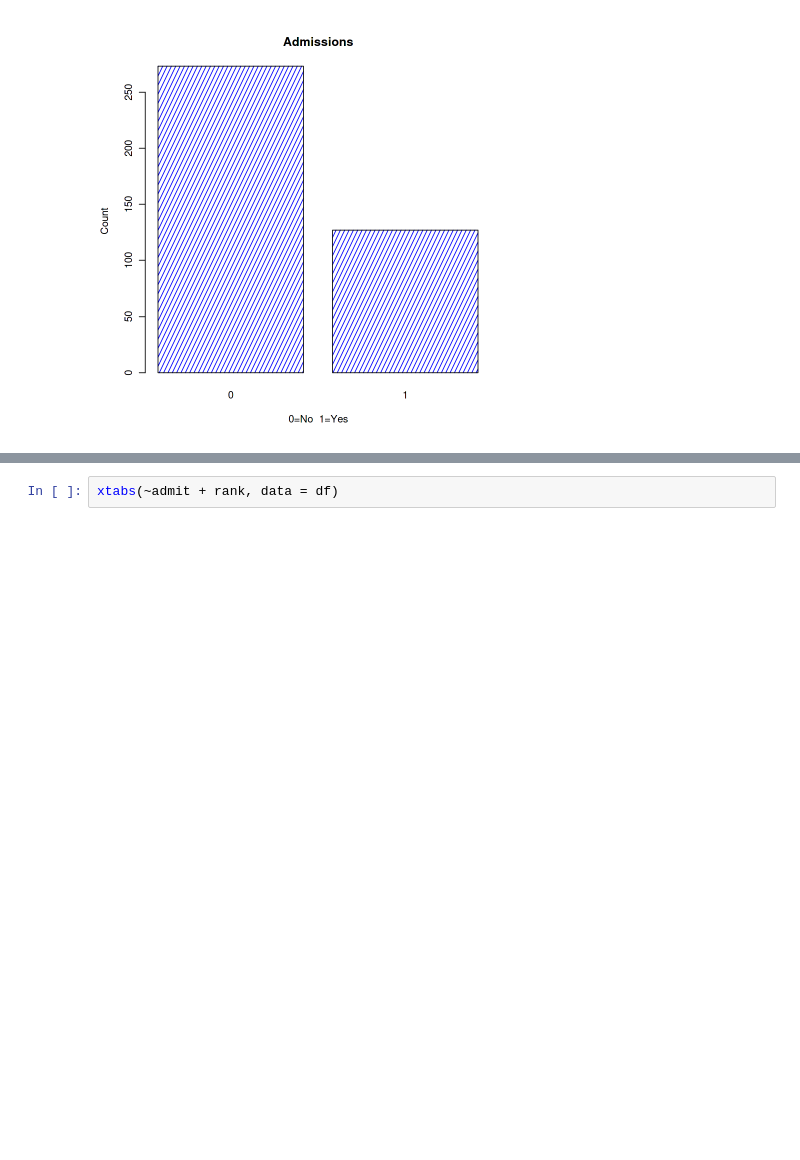
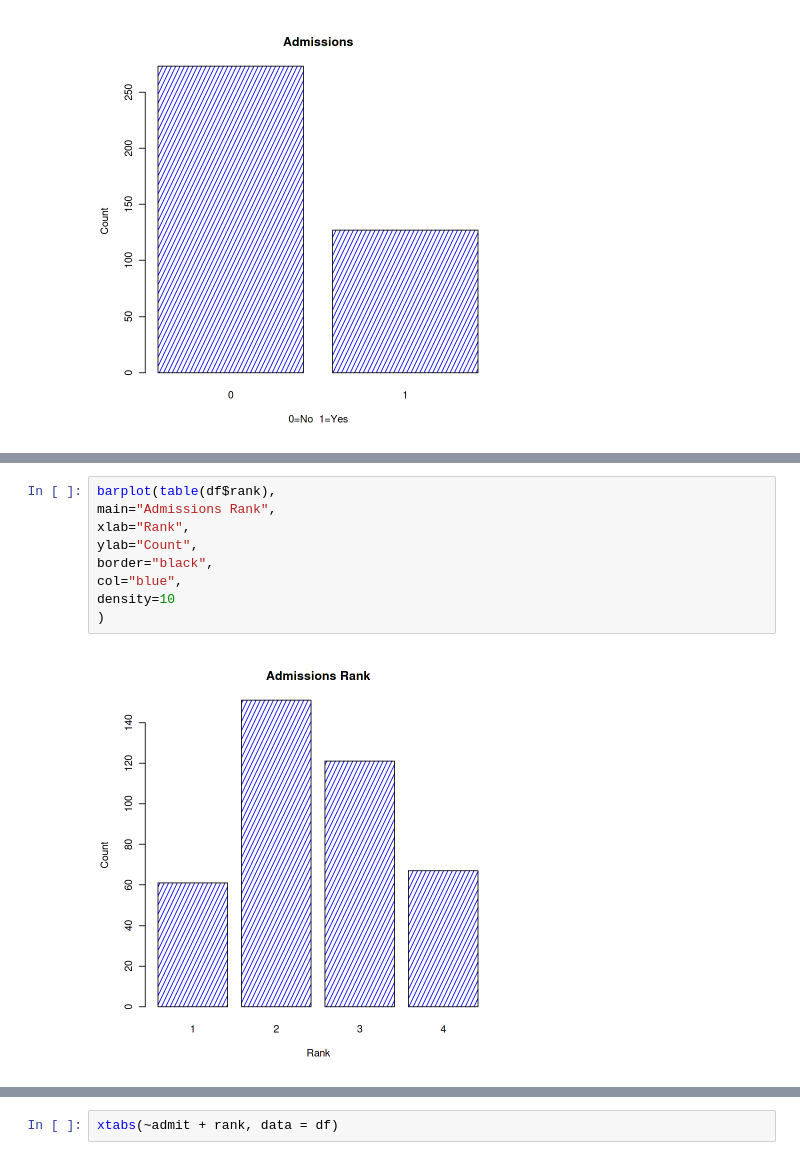
Before and after one commit to ScottySchmidt/AdvancedAnalytics, a Jupyter notebook: Admissions.ipynb, the cells around one changed output, grey strips where cells are left out. Cells and saved outputs as stored; diff of their text form; blank space fills up the shorter version.

```diff
--- a/Admissions.ipynb
+++ b/Admissions.ipynb
@@ -75,0 +87,11 @@ density=10
+# %%
+barplot(table(df$rank),
+main="Admissions Rank",
+xlab="Rank",
+ylab="Count",
+border="black",
+col="blue",
+density=10
+)
+# %% [output]
+[figure, added]
```
Also changed, not shown: parts of 15 cells of this notebook.
